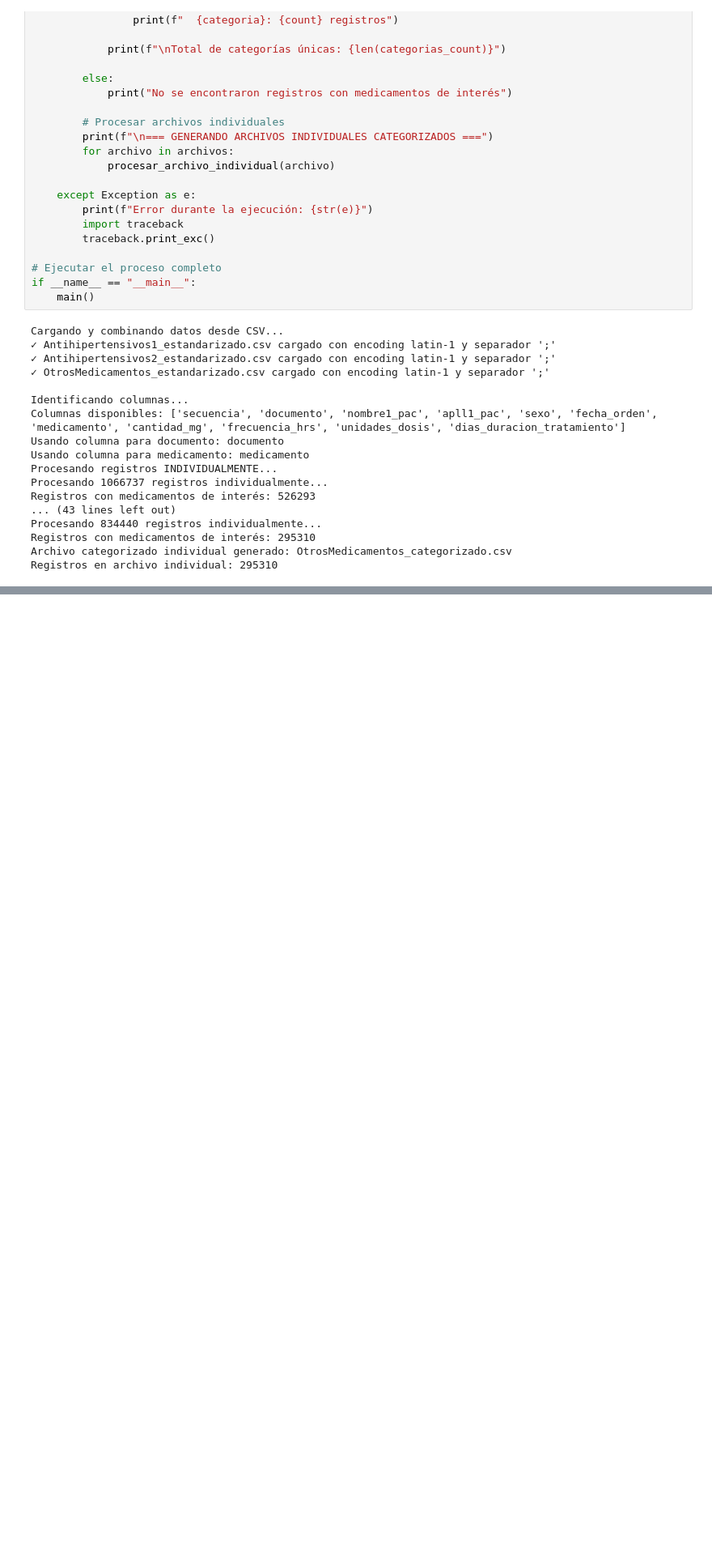
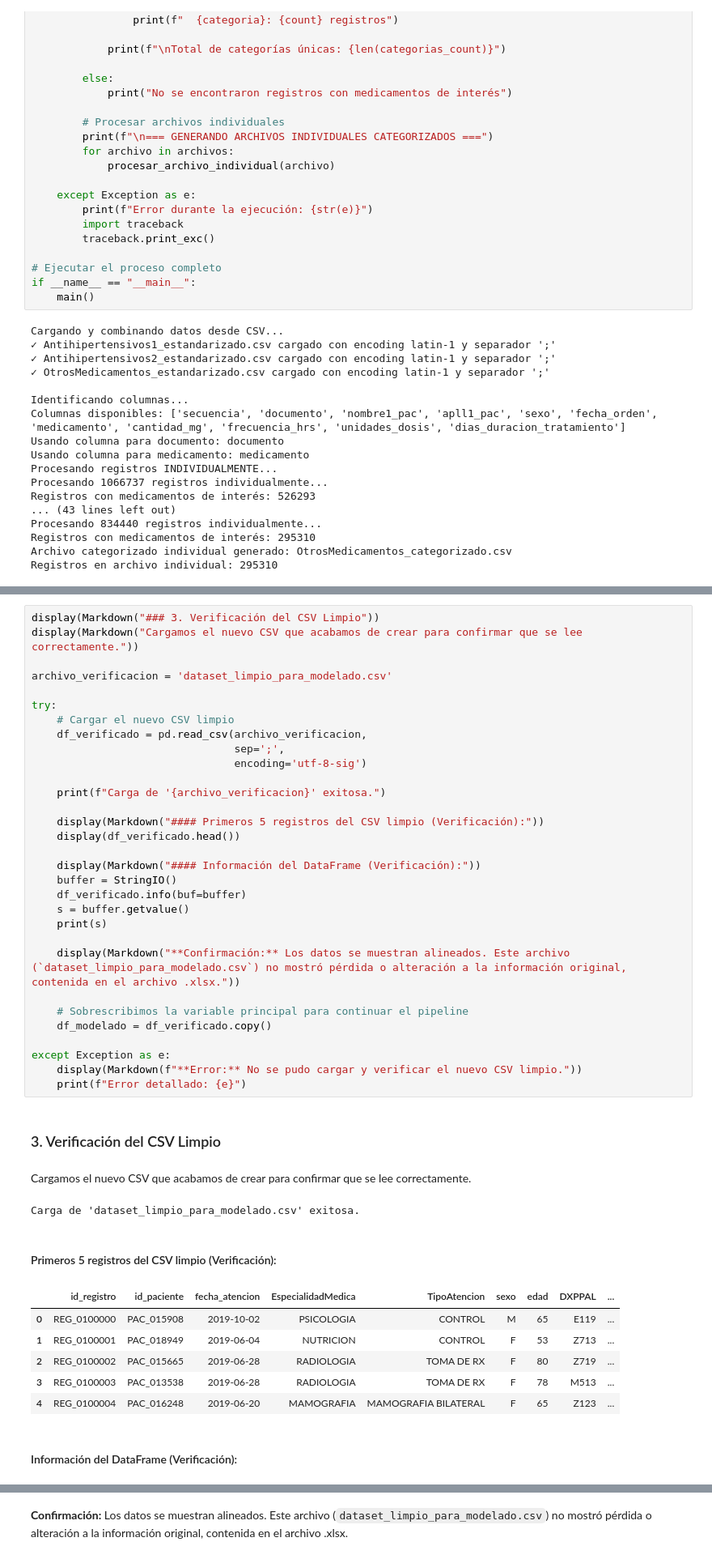
Before and after one commit to Prado500/repoProyectoFinal, a Jupyter notebook: presentacion.ipynb, the cells around one changed output, grey strips where cells are left out. Shown at 81% size. Drawn from its saved outputs; the diff is of its cells as text; blank space fills up the shorter version.

```diff
--- a/presentacion.ipynb
+++ b/presentacion.ipynb
@@ -3774,0 +3952,43 @@ Registros en archivo individual: 295310
+# %%
+display(Markdown("### 3. Verificación del CSV Limpio"))
+display(Markdown("Cargamos el nuevo CSV que acabamos de crear para confirmar que se lee correctamente."))
+
+archivo_verificacion = 'dataset_limpio_para_modelado.csv'
+
+try:
+    # Cargar el nuevo CSV limpio
+    df_verificado = pd.read_csv(archivo_verificacion,
+                                sep=';',
+                                encoding='utf-8-sig')
+
+    print(f"Carga de '{archivo_verificacion}' exitosa.")
+
+    display(Markdown("#### Primeros 5 registros del CSV limpio (Verificación):"))
+    display(df_verificado.head())
+
+    display(Markdown("#### Información del DataFrame (Verificación):"))
+    buffer = StringIO()
+    df_verificado.info(buf=buffer)
+    s = buffer.getvalue()
+    print(s)
+
+    display(Markdown("**Confirmación:** Los datos se muestran alineados. Este archivo (`dataset_limpio_para_modelado.csv`) no mostró pérdida o alteración a la información original, contenida en el archivo .xlsx."))
+
+    # Sobrescribimos la variable principal para continuar el pipeline
+    df_modelado = df_verificado.copy()
+
+except Exception as e:
+    display(Markdown(f"**Error:** No se pudo cargar y verificar el nuevo CSV limpio."))
+    print(f"Error detallado: {e}")
+# %% [output]
+### 3. Verificación del CSV Limpio
+Cargamos el nuevo CSV que acabamos de crear para confirmar que se lee correctamente.
+Carga de 'dataset_limpio_para_modelado.csv' exitosa.
+#### Primeros 5 registros del CSV limpio (Verificación):
+|  | id_registro | id_paciente | fecha_atencion | EspecialidadMedica | TipoAtencion | sexo | edad | DXPPAL | ... |
+| 0 | REG_0100000 | PAC_015908 | 2019-10-02 | PSICOLOGIA | CONTROL | M | 65 | E119 | ... |
+| 1 | REG_0100001 | PAC_018949 | 2019-06-04 | NUTRICION | CONTROL | F | 53 | Z713 | ... |
+| 2 | REG_0100002 | PAC_015665 | 2019-06-28 | RADIOLOGIA | TOMA DE RX | F | 80 | Z719 | ... |
+| 3 | REG_0100003 | PAC_013538 | 2019-06-28 | RADIOLOGIA | TOMA DE RX | F | 78 | M513 | ... |
+| 4 | REG_0100004 | PAC_016248 | 2019-06-20 | MAMOGRAFIA | MAMOGRAFIA BILATERAL | F | 65 | Z123 | ... |
+#### Información del DataFrame (Verificación):
@@ -3774,0 +4012 @@ Registros en archivo individual: 295310
+**Confirmación:** Los datos se muestran alineados. Este archivo (`dataset_limpio_para_modelado.csv`) no mostró pérdida o alteración a la información original, contenida en el archivo .xlsx.
```
Also changed, not shown: parts of 24 cells of this notebook, 4 other files.
